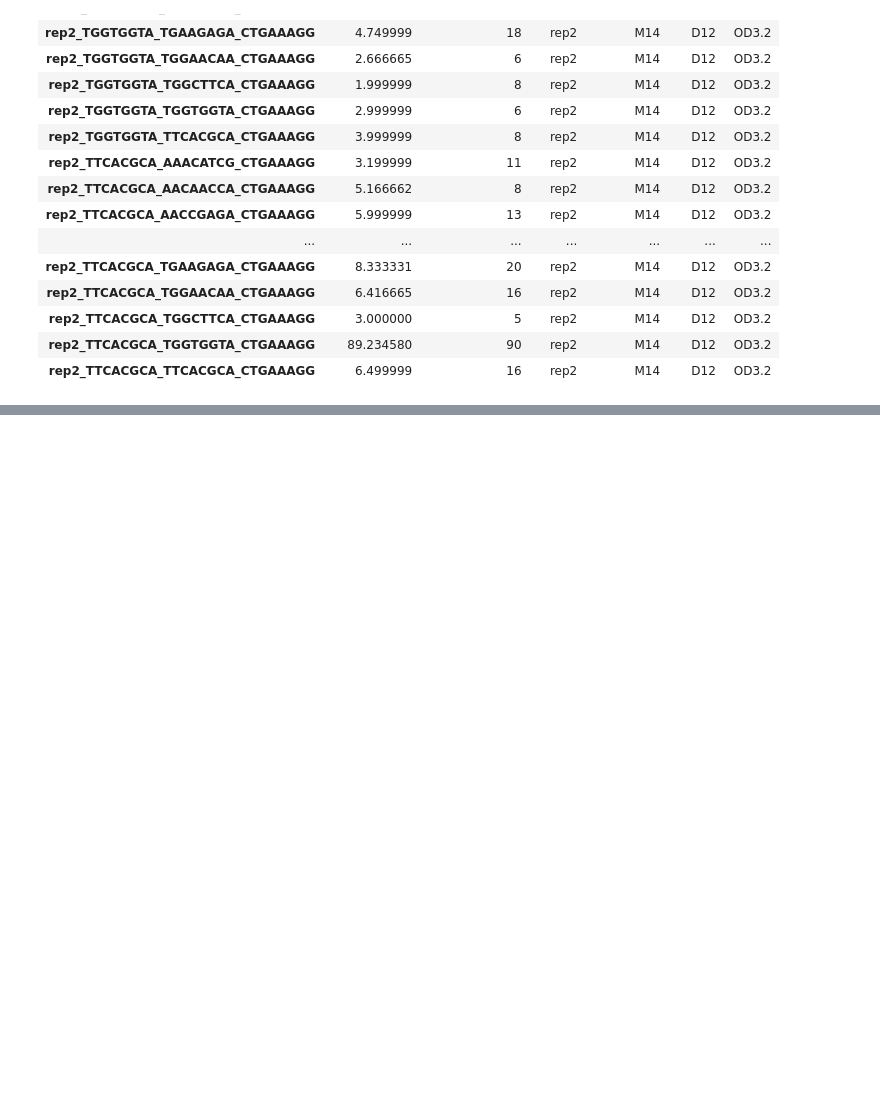
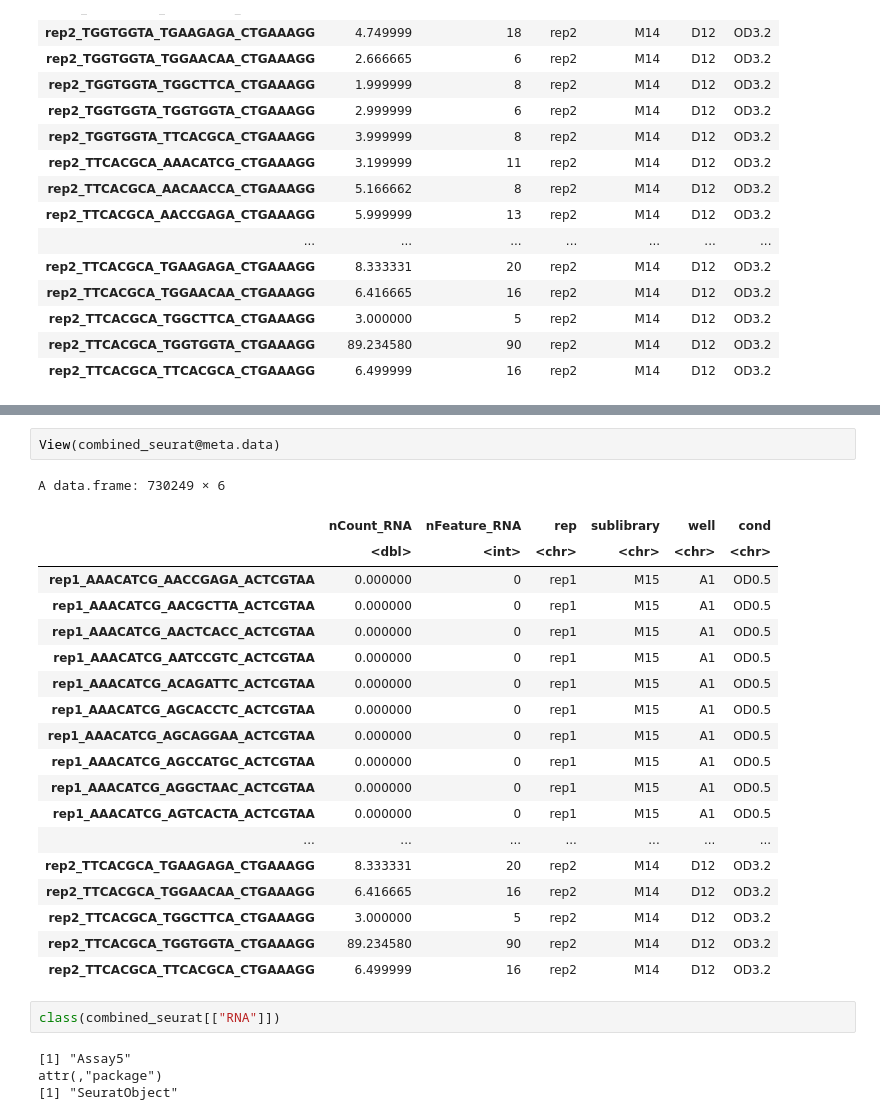
Before and after one commit to vgoupille/DOL_scRNAseq, a Jupyter notebook: 7_Article/script/script_Val/3_tableau_correct.ipynb, the cells around one changed output, grey strips where cells are left out. Saved outputs shown, nothing was run; the diff lists cells and outputs as text; blank space fills up the shorter version.

```diff
--- a/7_Article/script/script_Val/3_tableau_correct.ipynb
+++ b/7_Article/script/script_Val/3_tableau_correct.ipynb
@@ -285,0 +470,28 @@ seurat_combined@assays$RNA
+# %%
+View(combined_seurat@meta.data)
+# %% [output]
+A data.frame: 730249 × 6
+|  | nCount_RNA | nFeature_RNA | rep | sublibrary | well | cond |
+|  | <dbl> | <int> | <chr> | <chr> | <chr> | <chr> |
+| rep1_AAACATCG_AACCGAGA_ACTCGTAA | 0.000000 | 0 | rep1 | M15 | A1 | OD0.5 |
+| rep1_AAACATCG_AACGCTTA_ACTCGTAA | 0.000000 | 0 | rep1 | M15 | A1 | OD0.5 |
+| rep1_AAACATCG_AACTCACC_ACTCGTAA | 0.000000 | 0 | rep1 | M15 | A1 | OD0.5 |
+| rep1_AAACATCG_AATCCGTC_ACTCGTAA | 0.000000 | 0 | rep1 | M15 | A1 | OD0.5 |
+| rep1_AAACATCG_ACAGATTC_ACTCGTAA | 0.000000 | 0 | rep1 | M15 | A1 | OD0.5 |
+| rep1_AAACATCG_AGCACCTC_ACTCGTAA | 0.000000 | 0 | rep1 | M15 | A1 | OD0.5 |
+| rep1_AAACATCG_AGCAGGAA_ACTCGTAA | 0.000000 | 0 | rep1 | M15 | A1 | OD0.5 |
+| rep1_AAACATCG_AGCCATGC_ACTCGTAA | 0.000000 | 0 | rep1 | M15 | A1 | OD0.5 |
+| rep1_AAACATCG_AGGCTAAC_ACTCGTAA | 0.000000 | 0 | rep1 | M15 | A1 | OD0.5 |
+| rep1_AAACATCG_AGTCACTA_ACTCGTAA | 0.000000 | 0 | rep1 | M15 | A1 | OD0.5 |
+| ... | ... | ... | ... | ... | ... | ... |
+| rep2_TTCACGCA_TGAAGAGA_CTGAAAGG | 8.333331 | 20 | rep2 | M14 | D12 | OD3.2 |
+| rep2_TTCACGCA_TGGAACAA_CTGAAAGG | 6.416665 | 16 | rep2 | M14 | D12 | OD3.2 |
+| rep2_TTCACGCA_TGGCTTCA_CTGAAAGG | 3.000000 | 5 | rep2 | M14 | D12 | OD3.2 |
+| rep2_TTCACGCA_TGGTGGTA_CTGAAAGG | 89.234580 | 90 | rep2 | M14 | D12 | OD3.2 |
+| rep2_TTCACGCA_TTCACGCA_CTGAAAGG | 6.499999 | 16 | rep2 | M14 | D12 | OD3.2 |
+# %%
+class(combined_seurat[["RNA"]])
+# %% [output]
+[1] "Assay5"
+attr(,"package")
+[1] "SeuratObject"
```
Also changed, not shown: parts of 21 cells of this notebook, 19 other files.
